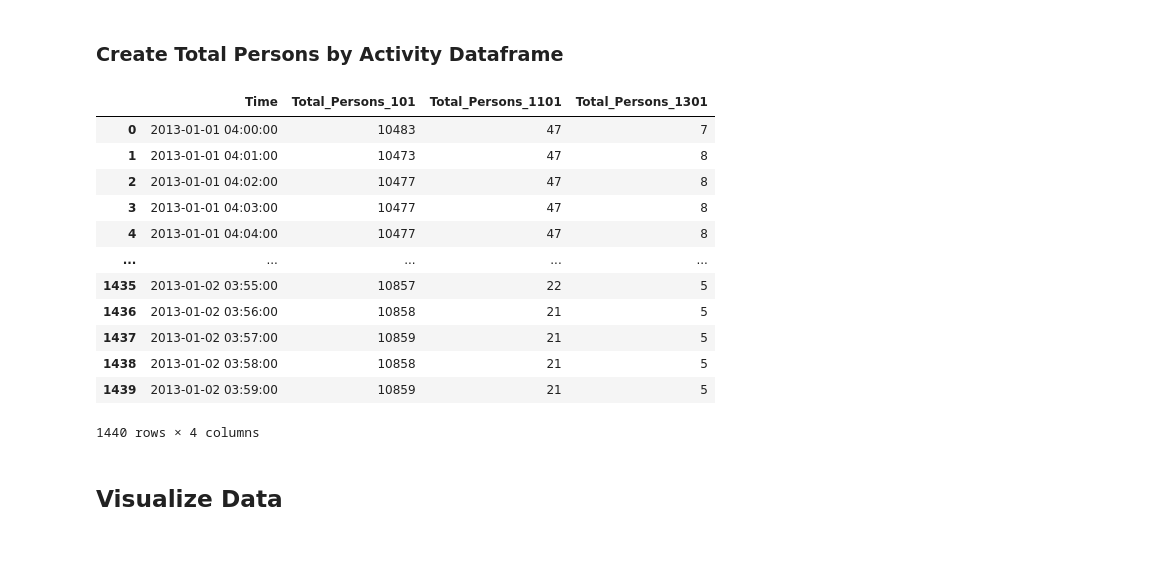
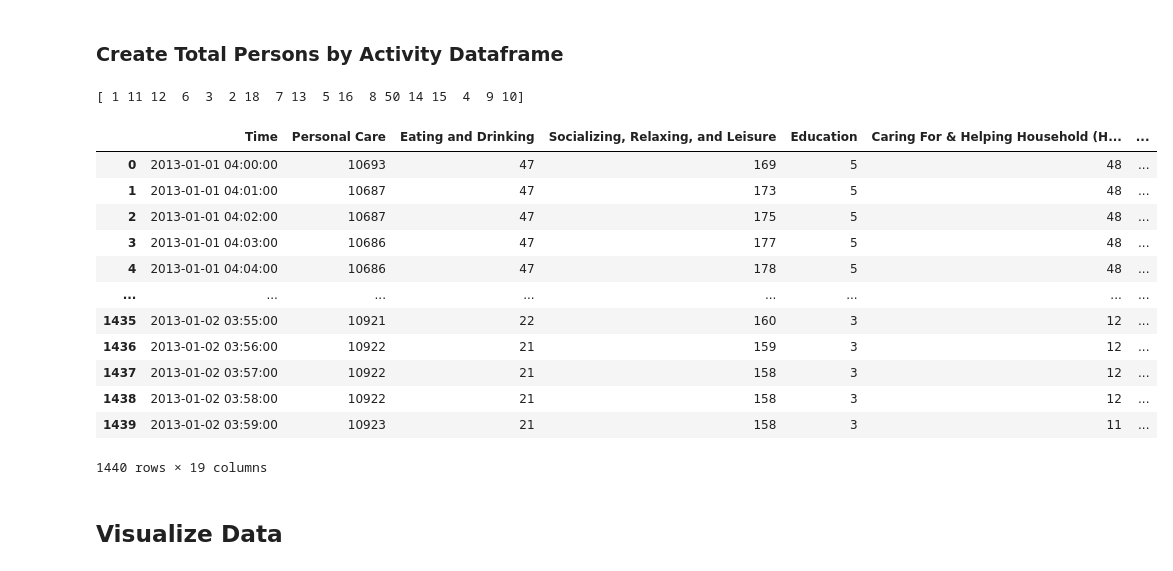
Before and after one commit to whbarndt/atus-analysis, a Jupyter notebook: atus-analysis.ipynb, the cells around one changed output. Cells and saved outputs as stored; diff of their text form; code cells hidden in the pictures.

```diff
--- a/atus-analysis.ipynb
+++ b/atus-analysis.ipynb
@@ -133,52 +134,79 @@ Stop Time: 2013-01-02 04:00:00
 # %% [markdown]
 ### Create Total Persons by Activity Dataframe
 # %%
+# Define all unique codes of selected tier
+selected_tier = 'TUTIER1CODE'
+all_selected_tier_activity_codes = atus_df[selected_tier].unique()
+print(all_selected_tier_activity_codes)
+
+tier_1_codes = {
+    1: 'Personal Care',
+    2: 'Household Activities',
+    3: 'Caring For & Helping Household (HH) Members',
+    4: 'Caring For & Helping Nonhousehold (NonHH) Members',
+    5: 'Work & Work-Related Activities',
+    6: 'Education',
+    7: 'Consumer Purchases',
+    8: 'Professional & Personal Care Services',
+    9: 'Household Services',
+    10: 'Government Services & Civic Obligations',
+    11: 'Eating and Drinking',
+    12: 'Socializing, Relaxing, and Leisure',
+    13: 'Sports, Exercise, and Recreation',
+    14: 'Religious and Spiritual Activities',
+    15: 'Volunteer Activities',
+    16: 'Telephone Calls',
+    18: 'Traveling',
+    50: 'Data Codes'
+}
+
 # Define Tier 2 activity codes of interest
-tier2_activity_codes = [101,1101,1301]
+#tier2_activity_codes = [101,1101,1301]
 
 # Dictionary where totals will be stored
 total_persons_by_activity = {'Time': atus_time_range}
-specific_activities_df = atus_df[atus_df['TRTIER2'].isin(tier2_activity_codes)]
+specific_activities_df = atus_df[atus_df[selected_tier].isin(all_selected_tier_activity_codes)]
 
 # Checking the structure of the filtered DataFrame
 #print(specific_activities_df)
 
 # Looping through each activity
-for activity in tier2_activity_codes:
+for activity in all_selected_tier_activity_codes:
 
     # Filter the DataFrame for the current activity
-    activity_df = specific_activities_df[specific_activities_df['TRTIER2'] == activity]
+    activity_df = specific_activities_df[specific_activities_df[selected_tier] == activity]
 
     # Create a mask for each row indicating where it falls in the time range
     mask = (total_persons_by_activity['Time'] >= activity_df['TUSTARTTIM'].values[:, None]) & \
            (total_persons_by_activity['Time'] < activity_df['TUSTOPTIME'].values[:, None])
 
     # Sum across the mask to get the count for each minute
-    total_persons_by_activity[f'Total_Persons_{activity}'] = mask.sum(axis=0)
+    total_persons_by_activity[f'{tier_1_codes[activity]}'] = mask.sum(axis=0)
 
 '''for activity in tier2_activity_codes:
     specific_activity_df = specific_activities_df[specific_activities_df["TRTIER2"] == activity]
     print(specific_activity_df)
     for index, minute in enumerate(atus_time_range):
         if (minute > specific_activity_df["TUSTARTTIM"]) and (minute < specific_activity_df["TUSTOPTIME"]):
             total_persons_by_activity[f"Total_Persons_{activity}"][index] += 1'''
 
 total_persons_by_activity_df = pd.DataFrame(total_persons_by_activity)
 total_persons_by_activity_df
 # %% [output]
+[ 1 11 12  6  3  2 18  7 13  5 16  8 50 14 15  4  9 10]
-|  | Time | Total_Persons_101 | Total_Persons_1101 | Total_Persons_1301 |
-| 0 | 2013-01-01 04:00:00 | 10483 | 47 | 7 |
-| 1 | 2013-01-01 04:01:00 | 10473 | 47 | 8 |
-| 2 | 2013-01-01 04:02:00 | 10477 | 47 | 8 |
-| 3 | 2013-01-01 04:03:00 | 10477 | 47 | 8 |
-| 4 | 2013-01-01 04:04:00 | 10477 | 47 | 8 |
-| ... | ... | ... | ... | ... |
-| 1435 | 2013-01-02 03:55:00 | 10857 | 22 | 5 |
-| 1436 | 2013-01-02 03:56:00 | 10858 | 21 | 5 |
-| 1437 | 2013-01-02 03:57:00 | 10859 | 21 | 5 |
-| 1438 | 2013-01-02 03:58:00 | 10858 | 21 | 5 |
-| 1439 | 2013-01-02 03:59:00 | 10859 | 21 | 5 |
+|  | Time | Personal Care | Eating and Drinking | Socializing, Relaxing, and Leisure | Education | Caring For & Helping Household (H... | ... |
+| 0 | 2013-01-01 04:00:00 | 10693 | 47 | 169 | 5 | 48 | ... |
+| 1 | 2013-01-01 04:01:00 | 10687 | 47 | 173 | 5 | 48 | ... |
+| 2 | 2013-01-01 04:02:00 | 10687 | 47 | 175 | 5 | 48 | ... |
+| 3 | 2013-01-01 04:03:00 | 10686 | 47 | 177 | 5 | 48 | ... |
+| 4 | 2013-01-01 04:04:00 | 10686 | 47 | 178 | 5 | 48 | ... |
+| ... | ... | ... | ... | ... | ... | ... | ... |
+| 1435 | 2013-01-02 03:55:00 | 10921 | 22 | 160 | 3 | 12 | ... |
+| 1436 | 2013-01-02 03:56:00 | 10922 | 21 | 159 | 3 | 12 | ... |
+| 1437 | 2013-01-02 03:57:00 | 10922 | 21 | 158 | 3 | 12 | ... |
+| 1438 | 2013-01-02 03:58:00 | 10922 | 21 | 158 | 3 | 12 | ... |
+| 1439 | 2013-01-02 03:59:00 | 10923 | 21 | 158 | 3 | 11 | ... |
-1440 rows × 4 columns
+1440 rows × 19 columns
 # %% [markdown]
 ## Visualize Data
 # %% [markdown]
```
Also changed, not shown: parts of 3 cells of this notebook.
